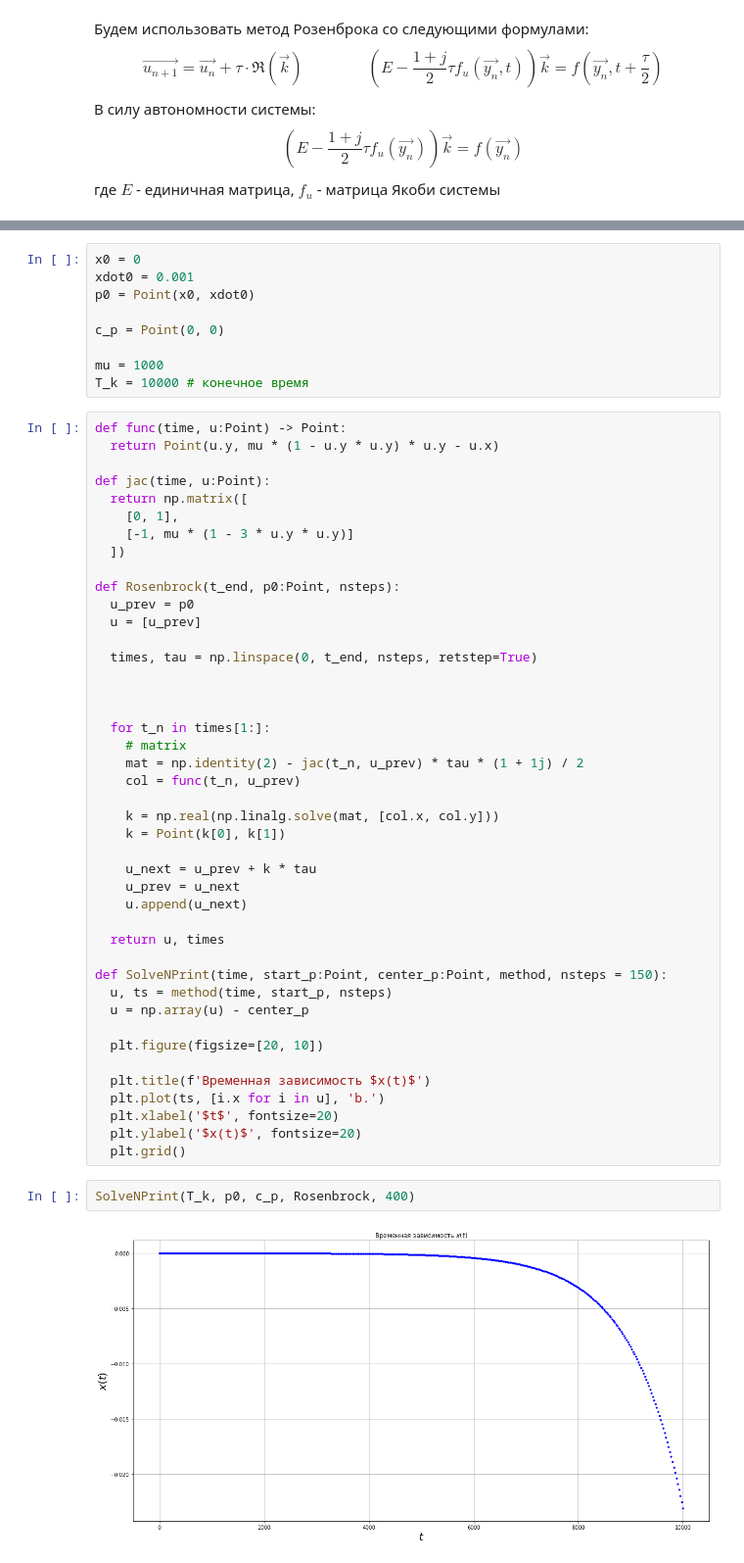
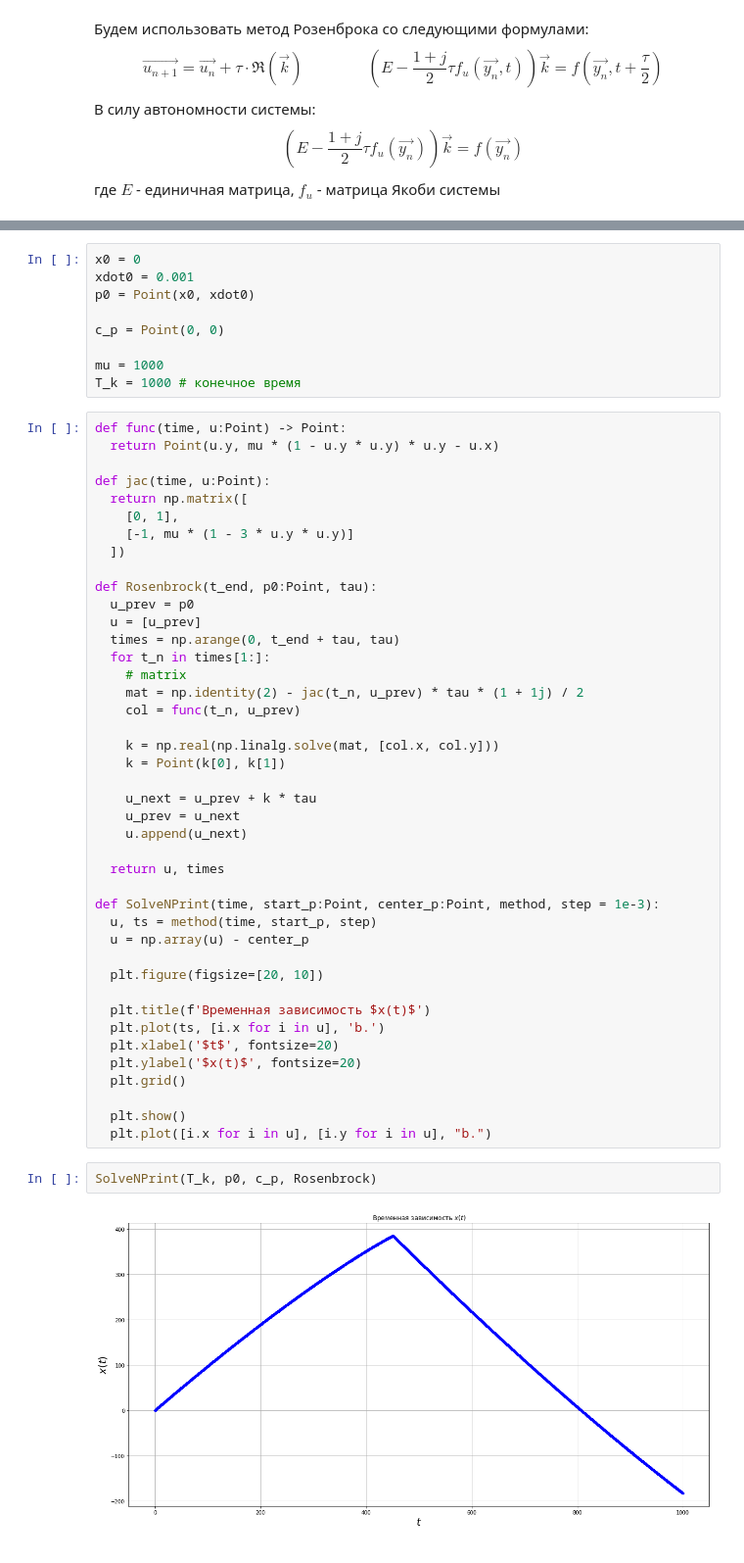
Before and after one commit to derzhavin3016/CompMath, a Jupyter notebook: Lab7/Lab7.ipynb, the cells around one changed output, grey strips where cells are left out. Shown: that part at 98% size. Saved outputs shown, nothing was run; the diff lists cells and outputs as text.

Commit message:
[Lab7] Explicit step added

```diff
--- a/Lab7/Lab7.ipynb
+++ b/Lab7/Lab7.ipynb
@@ -104,7 +104,7 @@ p0 = Point(x0, xdot0)
 c_p = Point(0, 0)
 
 mu = 1000
-T_k = 10000 # конечное время
+T_k = 1000 # конечное время
 # %%
 def func(time, u:Point) -> Point:
   return Point(u.y, mu * (1 - u.y * u.y) * u.y - u.x)
@@ -115,14 +115,10 @@ def jac(time, u:Point):
     [-1, mu * (1 - 3 * u.y * u.y)]
   ])
 
-def Rosenbrock(t_end, p0:Point, nsteps):
+def Rosenbrock(t_end, p0:Point, tau):
   u_prev = p0
   u = [u_prev]
-
-  times, tau = np.linspace(0, t_end, nsteps, retstep=True)
-
-
-
+  times = np.arange(0, t_end + tau, tau)
   for t_n in times[1:]:
     # matrix
     mat = np.identity(2) - jac(t_n, u_prev) * tau * (1 + 1j) / 2
@@ -137,8 +133,8 @@ def Rosenbrock(t_end, p0:Point, nsteps):
 
   return u, times
 
-def SolveNPrint(time, start_p:Point, center_p:Point, method, nsteps = 150):
-  u, ts = method(time, start_p, nsteps)
+def SolveNPrint(time, start_p:Point, center_p:Point, method, step = 1e-3):
+  u, ts = method(time, start_p, step)
   u = np.array(u) - center_p
 
   plt.figure(figsize=[20, 10])
@@ -148,7 +144,10 @@ def SolveNPrint(time, start_p:Point, center_p:Point, method, nsteps = 150):
   plt.xlabel('$t$', fontsize=20)
   plt.ylabel('$x(t)$', fontsize=20)
   plt.grid()
+
+  plt.show()
+  plt.plot([i.x for i in u], [i.y for i in u], "b.")
 # %%
-SolveNPrint(T_k, p0, c_p, Rosenbrock, 400)
+SolveNPrint(T_k, p0, c_p, Rosenbrock)
 # %% [output]
-[figure, old version]
+[figure, new version]
```
Also changed, not shown: parts of 4 cells of this notebook.
